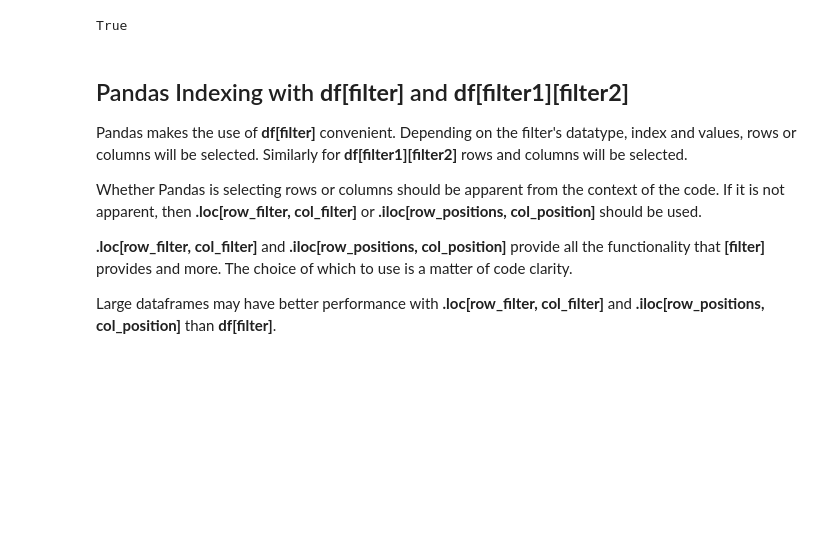
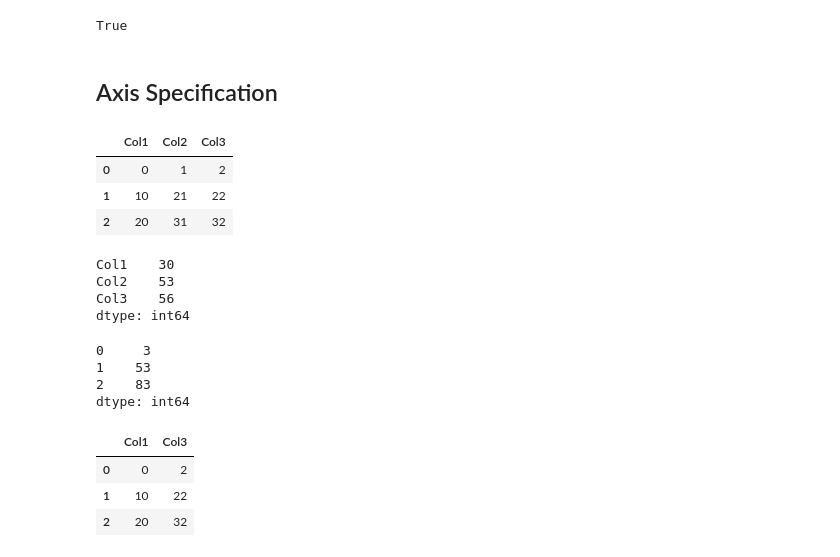
Before and after one commit to sdiehl28/Scikit-Learn-Workflow, a Jupyter notebook: python/Pandas01.ipynb, the cells around one changed output. Saved outputs shown, nothing was run; the diff lists cells and outputs as text; code cells hidden in the pictures; blank space fills up the shorter version.

Commit message:
improve pandas01

```diff
--- a/python/Pandas01.ipynb
+++ b/python/Pandas01.ipynb
@@ -436,13 +749,34 @@ df[filter_rows]
 filter_rows.index.equals(df.index)
 # %% [output]
 True
-# %% [markdown]
-## Pandas Indexing with **df\[filter\]** and **df\[filter1\]\[filter2\]**
-
-Pandas makes the use of **df\[filter\]** convenient.  Depending on the filter's datatype, index and values, rows or columns will be selected.  Similarly for **df\[filter1\]\[filter2\]** rows and columns will be selected.
-
-Whether Pandas is selecting rows or columns should be apparent from the context of the code.  If it is not apparent, then **.loc\[row_filter, col_filter\]** or **.iloc\[row_positions, col_position\]** should be used.
-
-**.loc\[row_filter, col_filter\]** and **.iloc\[row_positions, col_position\]** provide all the functionality that **\[filter\]** provides and more.  The choice of which to use is a matter of code clarity.
-
-Large dataframes may have better performance with **.loc\[row_filter, col_filter\]** and **.iloc\[row_positions, col_position\]** than **df\[filter\]**.
+# %% [markdown]
+## Axis Specification
+# %%
+df.reset_index(inplace=True, drop=True)
+df
+# %% [output]
+|  | Col1 | Col2 | Col3 |
+| 0 | 0 | 1 | 2 |
+| 1 | 10 | 21 | 22 |
+| 2 | 20 | 31 | 32 |
+# %%
+df.sum(axis='rows')
+# %% [output]
+Col1    30
+Col2    53
+Col3    56
+dtype: int64
+# %%
+df.sum(axis='columns')
+# %% [output]
+0     3
+1    53
+2    83
+dtype: int64
+# %%
+df.drop('Col2', axis='columns')
+# %% [output]
+|  | Col1 | Col3 |
+| 0 | 0 | 2 |
+| 1 | 10 | 22 |
+| 2 | 20 | 32 |
```
Also changed, not shown: parts of 116 cells of this notebook.
